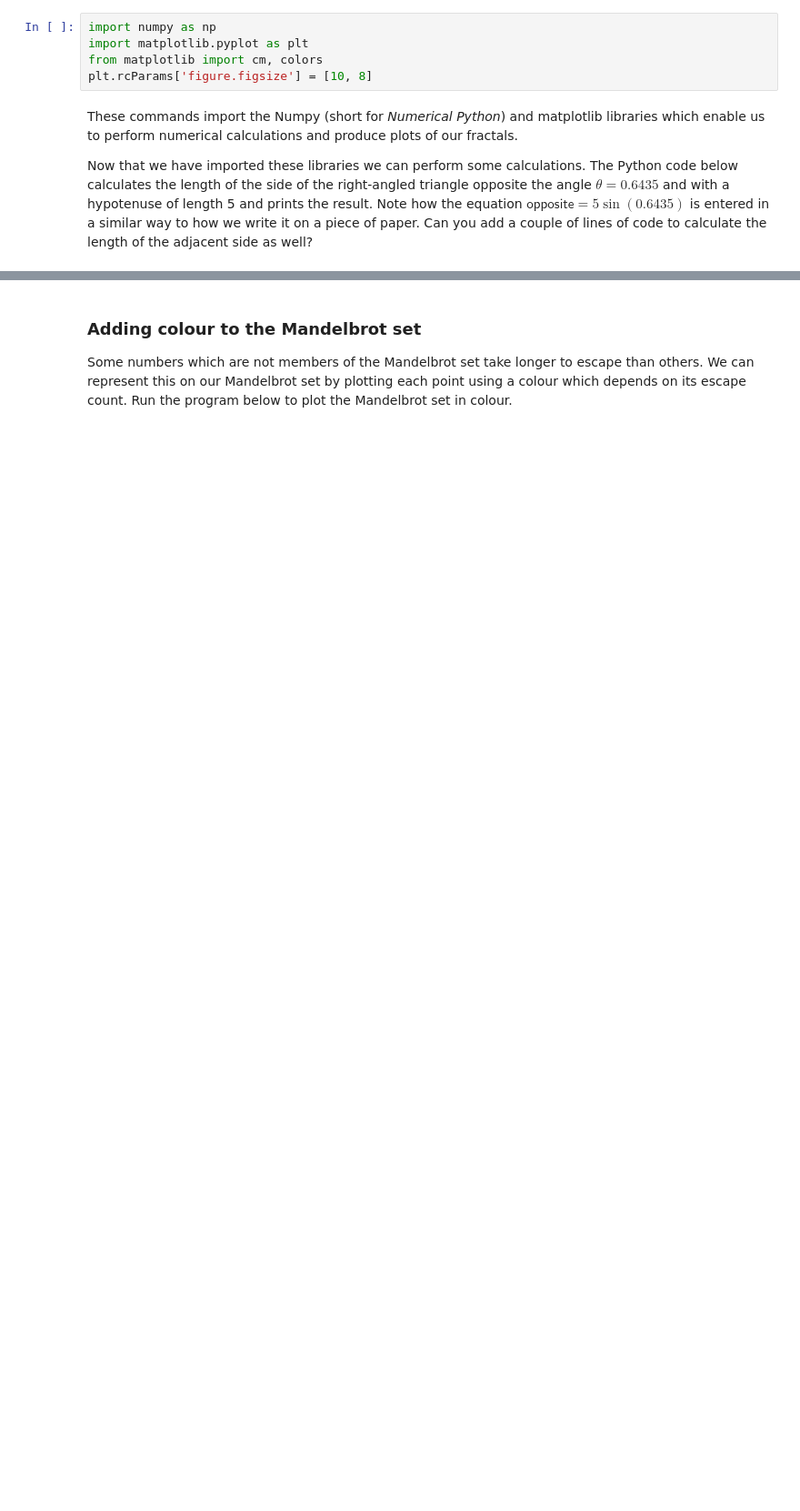
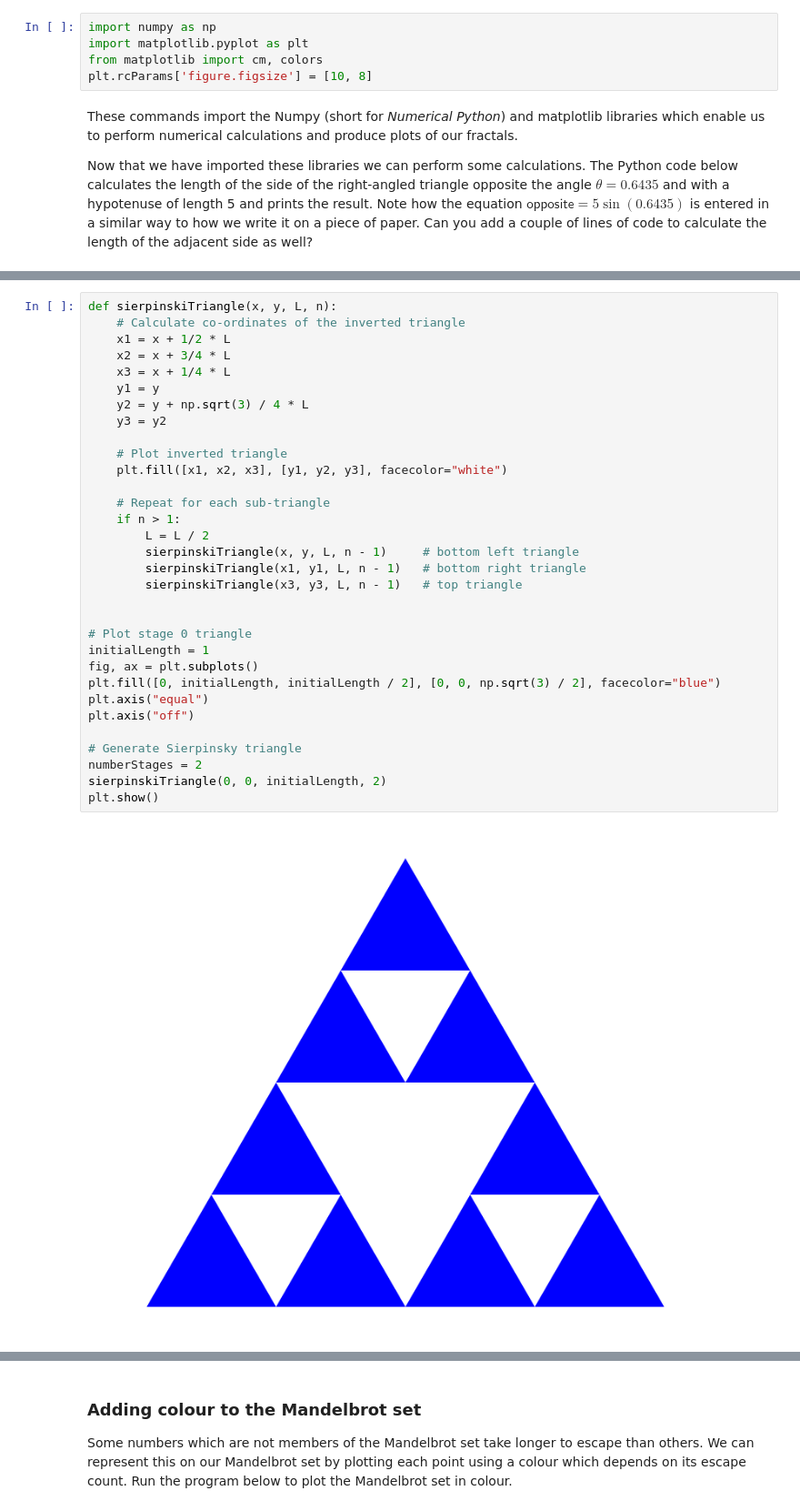
Before and after one commit to jonshiach/jonshiach.github.io, a Jupyter notebook: files/outreach/fractals.ipynb, the cells around one changed output, grey strips where cells are left out. Shown: that part at 91% size. Saved outputs shown, nothing was run; the diff lists cells and outputs as text; blank space fills up the shorter version.

```diff
--- a/files/outreach/fractals.ipynb
+++ b/files/outreach/fractals.ipynb
@@ -202,3 +209,37 @@ plt.show()
+# %%
+def sierpinskiTriangle(x, y, L, n):
+    # Calculate co-ordinates of the inverted triangle
+    x1 = x + 1/2 * L
+    x2 = x + 3/4 * L
+    x3 = x + 1/4 * L
+    y1 = y
+    y2 = y + np.sqrt(3) / 4 * L
+    y3 = y2
+
+    # Plot inverted triangle
+    plt.fill([x1, x2, x3], [y1, y2, y3], facecolor="white")
+
+    # Repeat for each sub-triangle
+    if n > 1:
+        L = L / 2
+        sierpinskiTriangle(x, y, L, n - 1)     # bottom left triangle
+        sierpinskiTriangle(x1, y1, L, n - 1)   # bottom right triangle
+        sierpinskiTriangle(x3, y3, L, n - 1)   # top triangle
+
+
+# Plot stage 0 triangle
+initialLength = 1
+fig, ax = plt.subplots()
+plt.fill([0, initialLength, initialLength / 2], [0, 0, np.sqrt(3) / 2], facecolor="blue")
+plt.axis("equal")
+plt.axis("off")
+
+# Generate Sierpinsky triangle
+numberStages = 2
+sierpinskiTriangle(0, 0, initialLength, 2)
+plt.show()
+# %% [output]
+[figure, added]
 # %% [markdown]
 ---
 ### Activity 2: The Sierpinski carpet
```
Also changed, not shown: parts of 24 cells of this notebook, 7 other files.
